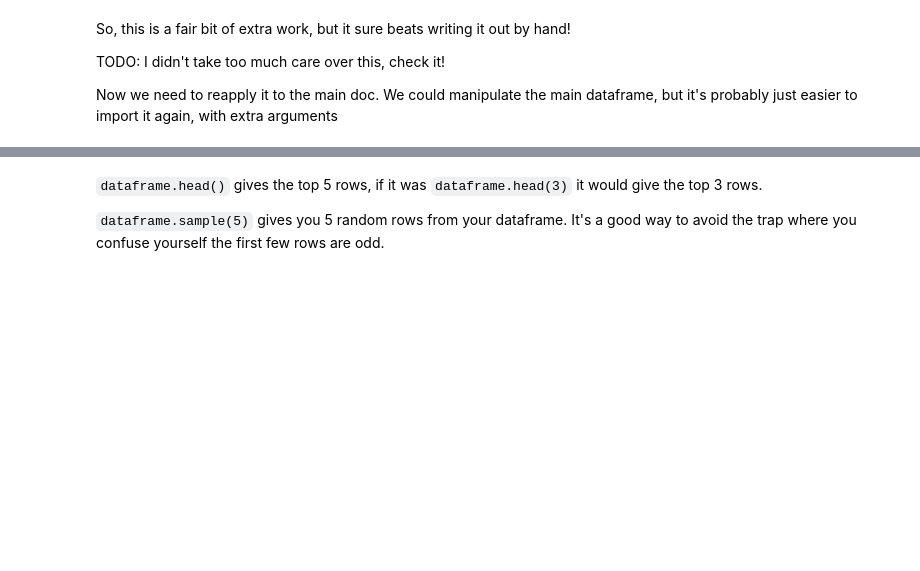
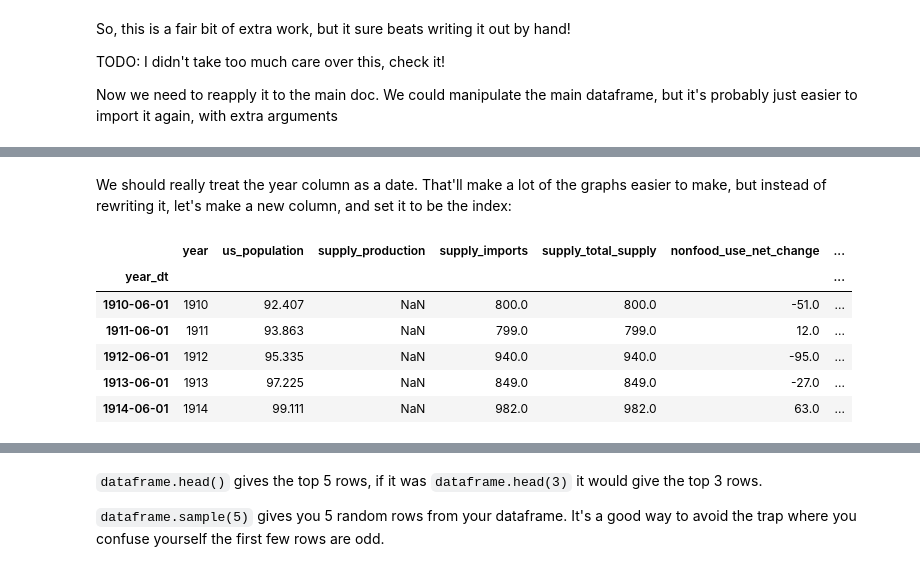
Before and after one commit to shinsooha/DATAproject, a Jupyter notebook: coffee.ipynb, the cells around one changed output, grey strips where cells are left out. Cells and saved outputs as stored; diff of their text form; code cells hidden in the pictures; blank space fills up the shorter version.

```diff
--- a/coffee.ipynb
+++ b/coffee.ipynb
@@ -107,0 +136,14 @@ Now we need to reapply it to the main doc. We could manipulate the main datafram
+# %% [markdown]
+We should really treat the year column as a date. That'll make a lot of the graphs easier to make, but instead of rewriting it, let's make a new column, and set it to be the index:
+# %%
+coffee_df["year_dt"] = pd.to_datetime(dict(year=coffee_df.year, month=6, day=1))
+coffee_df.set_index("year_dt", inplace=True)
+coffee_df.head()
+# %% [output]
+|  | year | us_population | supply_production | supply_imports | supply_total_supply | nonfood_use_net_change | ... |
+| year_dt |  |  |  |  |  |  | ... |
+| 1910-06-01 | 1910 | 92.407 | NaN | 800.0 | 800.0 | -51.0 | ... |
+| 1911-06-01 | 1911 | 93.863 | NaN | 799.0 | 799.0 | 12.0 | ... |
+| 1912-06-01 | 1912 | 95.335 | NaN | 940.0 | 940.0 | -95.0 | ... |
+| 1913-06-01 | 1913 | 97.225 | NaN | 849.0 | 849.0 | -27.0 | ... |
+| 1914-06-01 | 1914 | 99.111 | NaN | 982.0 | 982.0 | 63.0 | ... |
```
Also changed, not shown: parts of 7 cells of this notebook.
